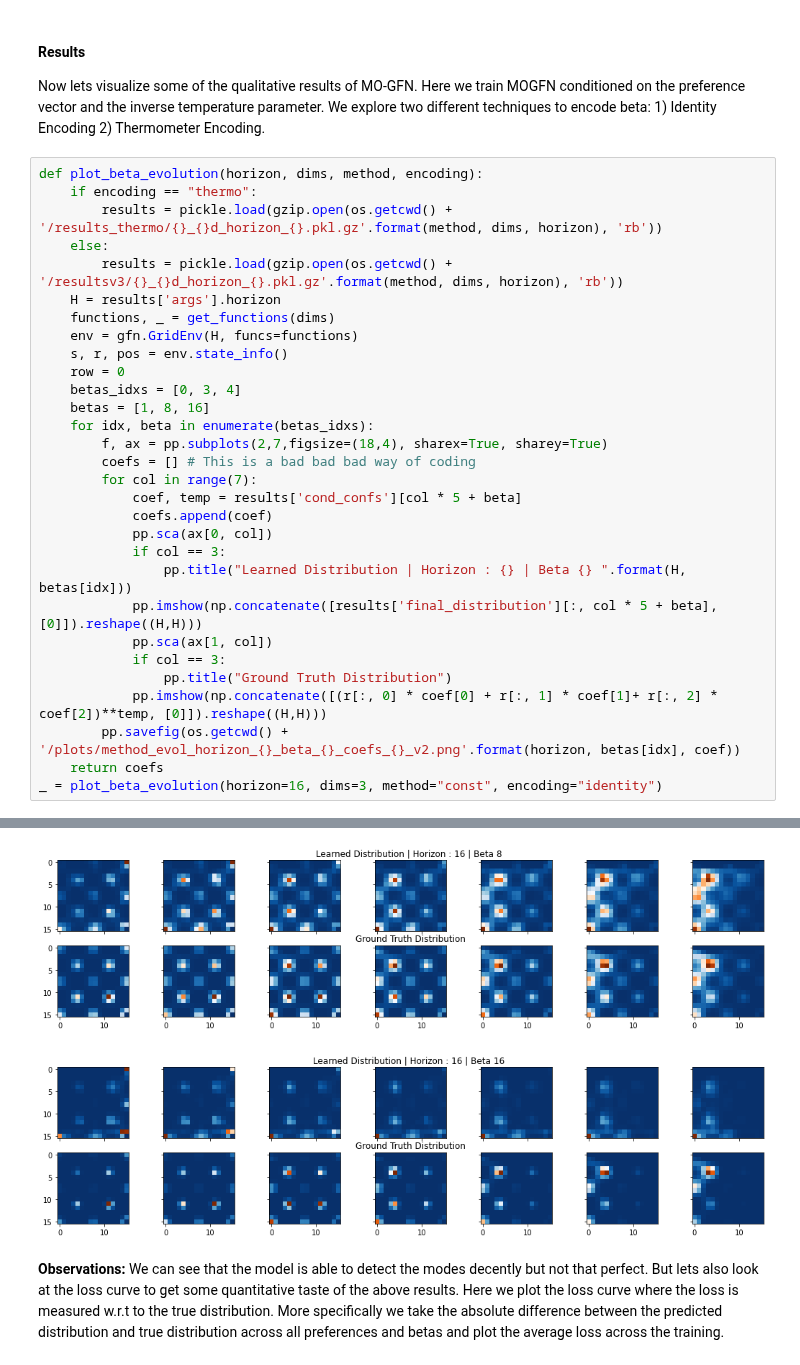
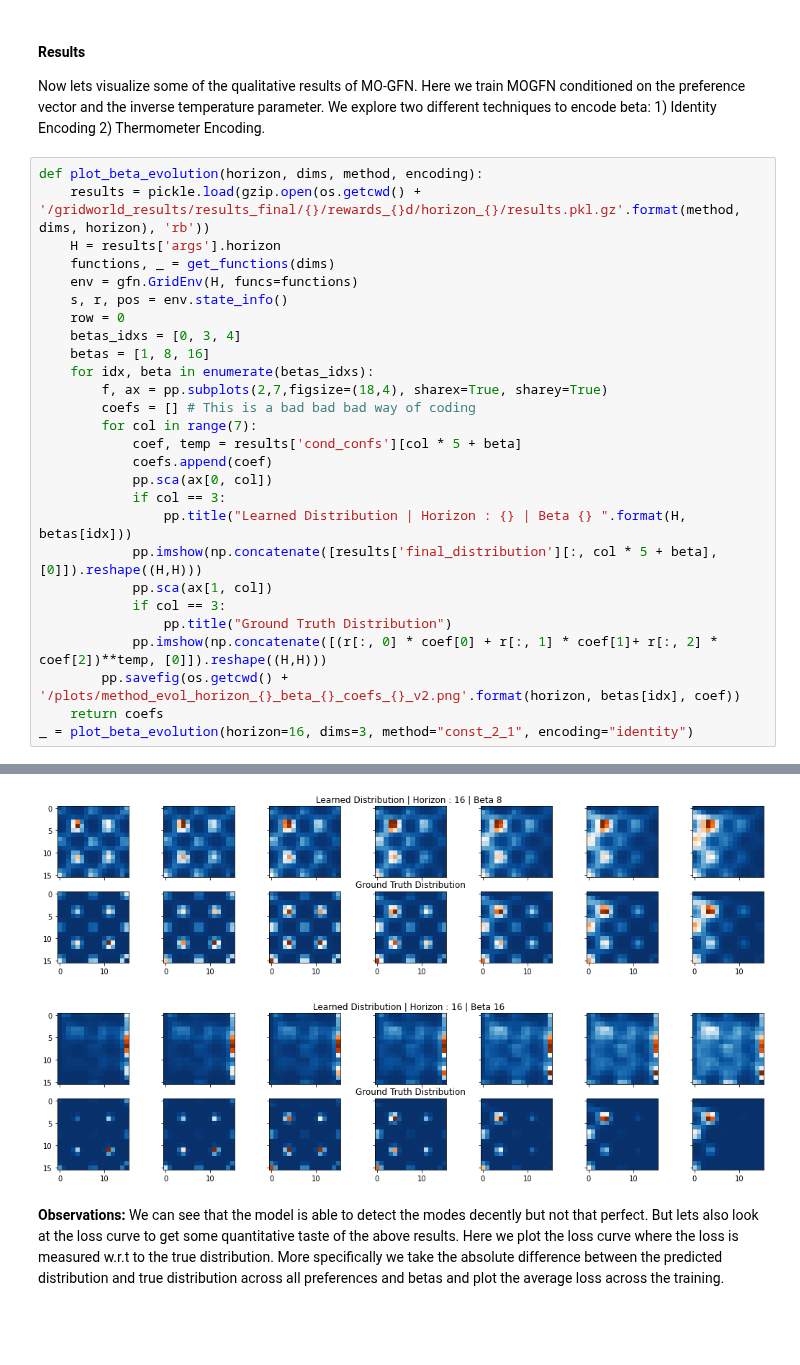
Before and after one commit to recursionpharma/gflownet, a Jupyter notebook: gflownet/examples/results.ipynb, the cells around one changed output, grey strips where cells are left out. Drawn from its saved outputs; the diff is of its cells as text; blank space fills up the shorter version.

Commit message:
exploration results

```diff
--- a/gflownet/examples/results.ipynb
+++ b/gflownet/examples/results.ipynb
@@ -141,10 +159,7 @@ reward_dist_with_preferences(preferences, beta=4)
 Now lets visualize some of the qualitative results of MO-GFN. Here we train MOGFN conditioned on the preference vector and the inverse temperature parameter. We explore two different techniques to encode beta: 1) Identity Encoding  2) Thermometer Encoding.
 # %%
 def plot_beta_evolution(horizon, dims, method, encoding):
-    if encoding == "thermo":
-        results = pickle.load(gzip.open(os.getcwd() + '/results_thermo/{}_{}d_horizon_{}.pkl.gz'.format(method, dims, horizon), 'rb'))
-    else:
-        results = pickle.load(gzip.open(os.getcwd() + '/resultsv3/{}_{}d_horizon_{}.pkl.gz'.format(method, dims, horizon), 'rb'))
+    results = pickle.load(gzip.open(os.getcwd() + '/gridworld_results/results_final/{}/rewards_{}d/horizon_{}/results.pkl.gz'.format(method, dims, horizon), 'rb'))
     H = results['args'].horizon
     functions, _ = get_functions(dims)
     env = gfn.GridEnv(H, funcs=functions)
@@ -168,5 +183,5 @@ def plot_beta_evolution(horizon, dims, method, encoding):
             pp.imshow(np.concatenate([(r[:, 0] * coef[0] + r[:, 1] * coef[1]+ r[:, 2] * coef[2])**temp, [0]]).reshape((H,H)))
         pp.savefig(os.getcwd() + '/plots/method_evol_horizon_{}_beta_{}_coefs_{}_v2.png'.format(horizon, betas[idx], coef))
     return coefs
-_ = plot_beta_evolution(horizon=16, dims=3, method="const", encoding="identity")
+_ = plot_beta_evolution(horizon=16, dims=3, method="const_2_1", encoding="identity")
 # %% [output]
@@ -174,5 +189,5 @@ _ = plot_beta_evolution(horizon=16, dims=3, method="const", encoding="identity")
-[figure, old version]
+[figure, new version]
-[figure, old version]
+[figure, new version]
 # %% [markdown]
 **Observations:** We can see that the model is able to detect the modes decently but not that perfect. But lets also look at the loss curve to get some quantitative taste of the above results. Here we plot the loss curve where the loss is measured w.r.t to the true distribution. More specifically we take the absolute difference between the predicted distribution and true distribution across all preferences and betas and plot the average loss across the training.
 # %%
```
Also changed, not shown: parts of 14 cells of this notebook, 1 other file.
